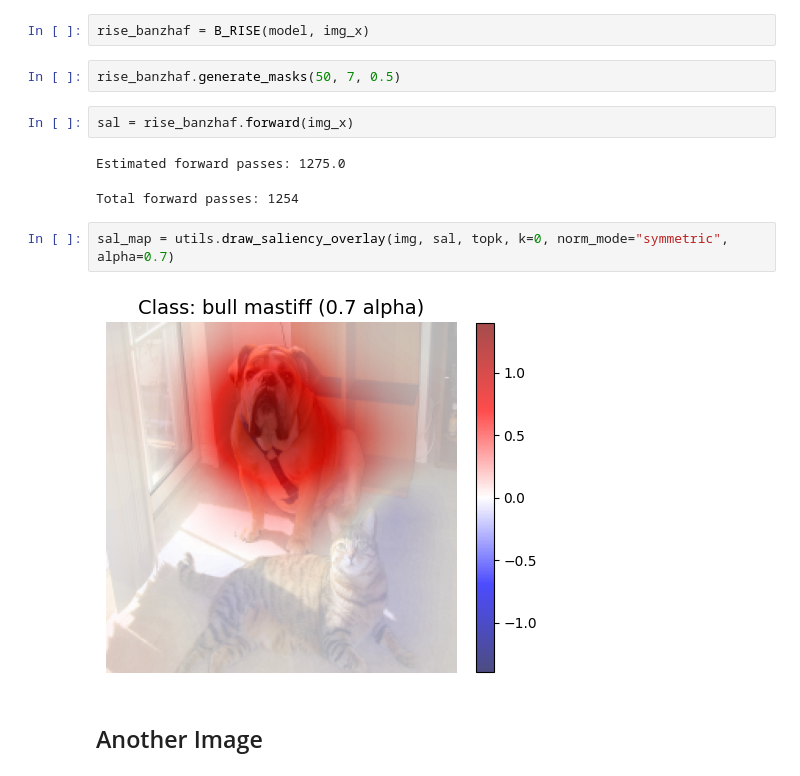
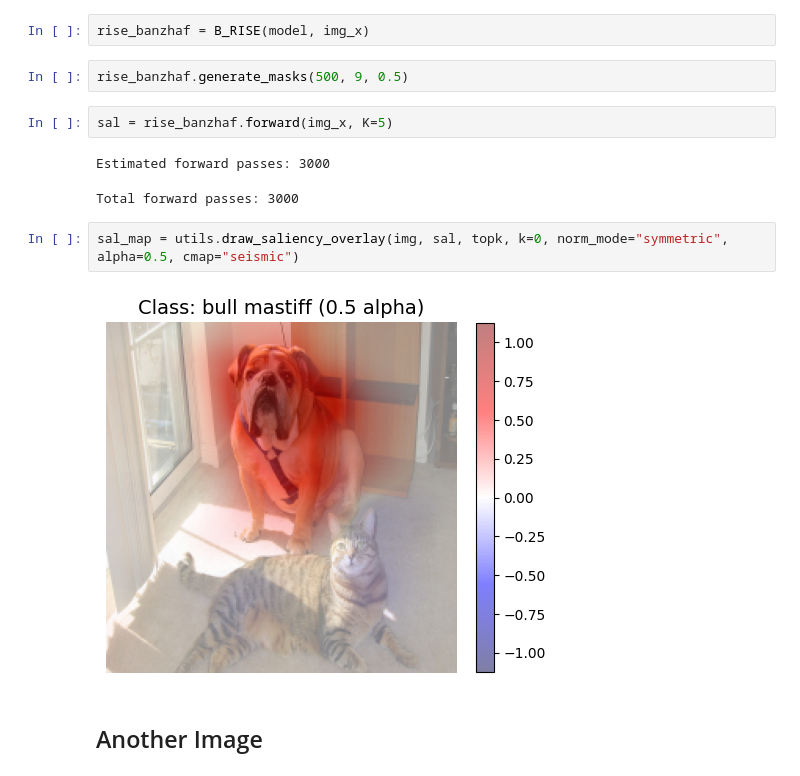
Before and after one commit to muratozturk1337/B-RISE, a Jupyter notebook: notebooks/main.ipynb, the cells around one changed output. Cells and saved outputs as stored; diff of their text form.

```diff
--- a/notebooks/main.ipynb
+++ b/notebooks/main.ipynb
@@ -107,16 +103,16 @@ print(x,y)
 # %%
 rise_banzhaf = B_RISE(model, img_x)
 # %%
-rise_banzhaf.generate_masks(50, 7, 0.5)
+rise_banzhaf.generate_masks(500, 9, 0.5)
 # %%
-sal = rise_banzhaf.forward(img_x)
+sal = rise_banzhaf.forward(img_x, K=5)
 # %% [output]
-Estimated forward passes: 1275.0
+Estimated forward passes: 3000
-Total forward passes: 1254
+Total forward passes: 3000
 # %%
-sal_map = utils.draw_saliency_overlay(img, sal, topk, k=0, norm_mode="symmetric", alpha=0.7)
+sal_map = utils.draw_saliency_overlay(img, sal, topk, k=0, norm_mode="symmetric", alpha=0.5, cmap="seismic")
 # %% [output]
-[figure, old version]
+[figure, new version]
 # %% [markdown]
 ## Another Image
 # %%
```
Also changed, not shown: parts of 5 cells of this notebook, 17 other files.
